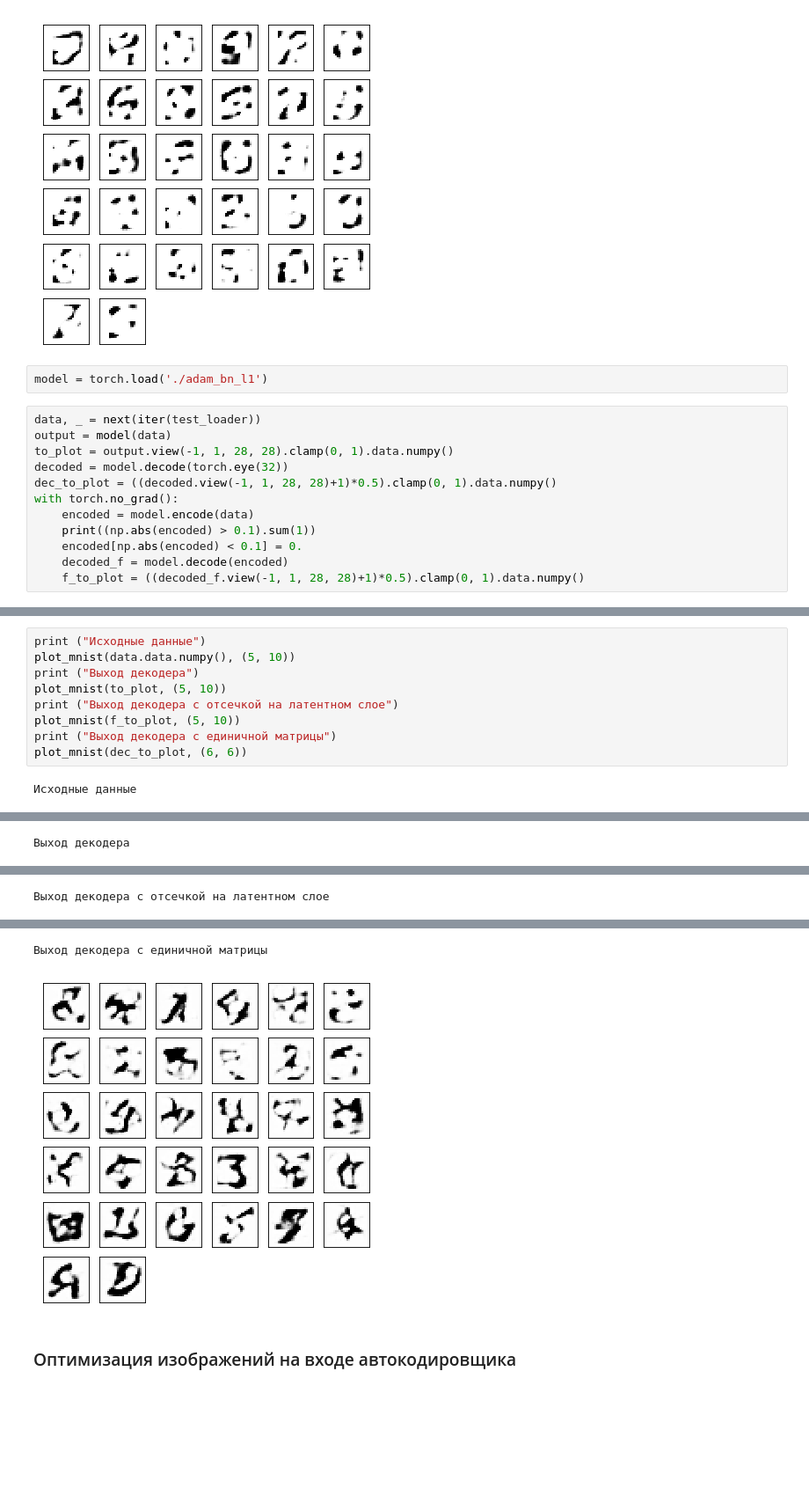
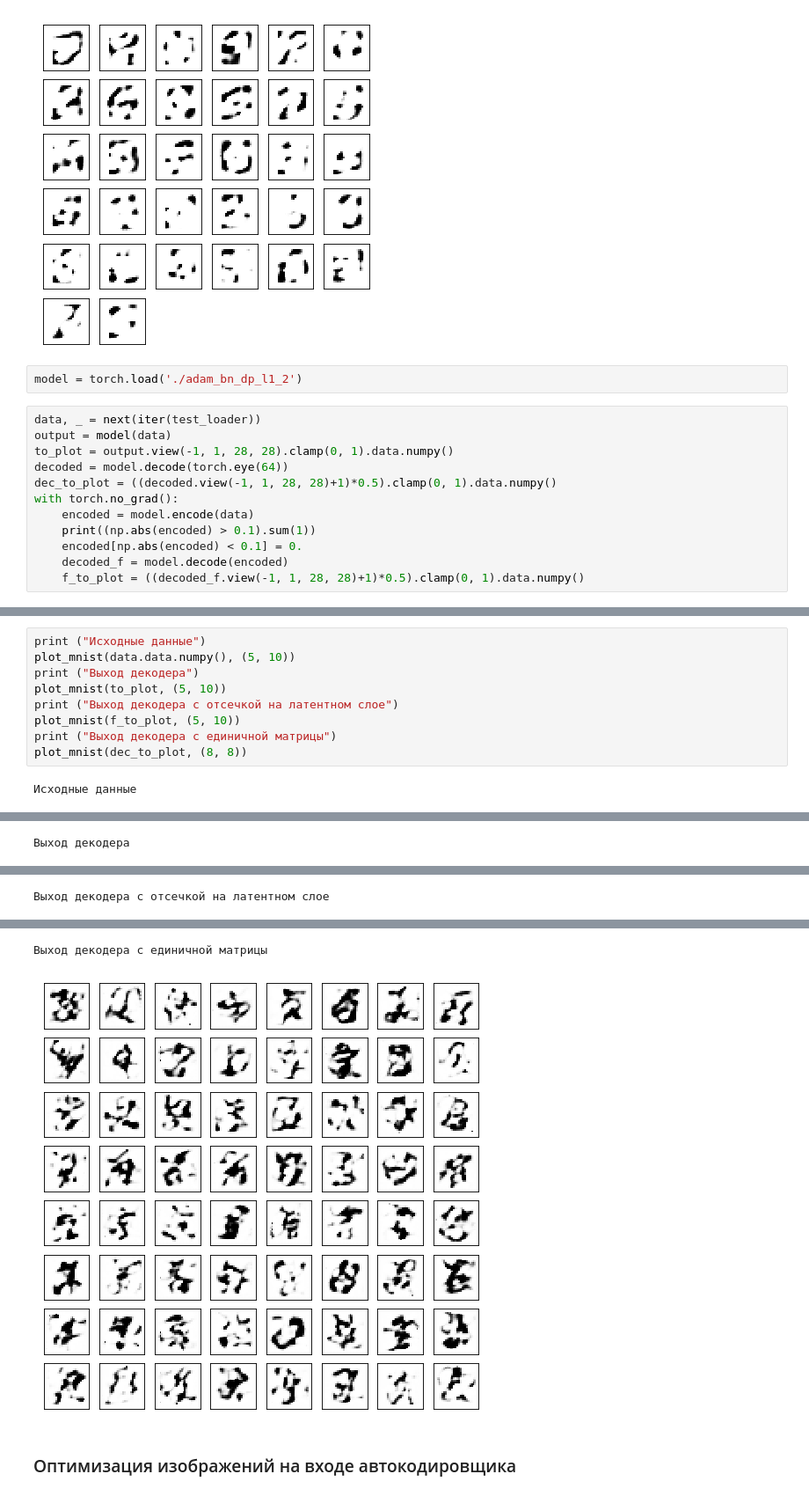
Before and after one commit to aleksey-egorov/dl-engineer-homework, a Jupyter notebook: homework_5/sparse_ae_conv-Copy1.ipynb, the cells around one changed output, grey strips where cells are left out. Shown at 88% size. Cells and saved outputs as stored; diff of their text form; blank space fills up the shorter version.

```diff
--- a/homework_5/sparse_ae_conv-Copy1.ipynb
+++ b/homework_5/sparse_ae_conv-Copy1.ipynb
@@ -280,12 +277,12 @@ plot_mnist(dec_to_plot, (6, 6))
 Выход декодера с единичной матрицы
 [figure]
 # %%
-model = torch.load('./adam_bn_l1')
+model = torch.load('./adam_bn_dp_l1_2')
 # %%
 data, _ = next(iter(test_loader))
 output = model(data)
 to_plot = output.view(-1, 1, 28, 28).clamp(0, 1).data.numpy()
-decoded = model.decode(torch.eye(32))
+decoded = model.decode(torch.eye(64))
 dec_to_plot = ((decoded.view(-1, 1, 28, 28)+1)*0.5).clamp(0, 1).data.numpy()
 with torch.no_grad():
     encoded = model.encode(data)
@@ -307,7 +304,7 @@ plot_mnist(to_plot, (5, 10))
 print ("Выход декодера с отсечкой на латентном слое")
 plot_mnist(f_to_plot, (5, 10))
 print ("Выход декодера с единичной матрицы")
-plot_mnist(dec_to_plot, (6, 6))
+plot_mnist(dec_to_plot, (8, 8))
 # %% [output]
 Исходные данные
 [figure]
@@ -318,5 +315,5 @@ plot_mnist(dec_to_plot, (6, 6))
 Выход декодера с единичной матрицы
-[figure, old version]
+[figure, new version]
 # %% [markdown]
 ### Оптимизация изображений на входе автокодировщика
 # %%
```
Also changed, not shown: parts of 11 cells of this notebook, 7 other files.
